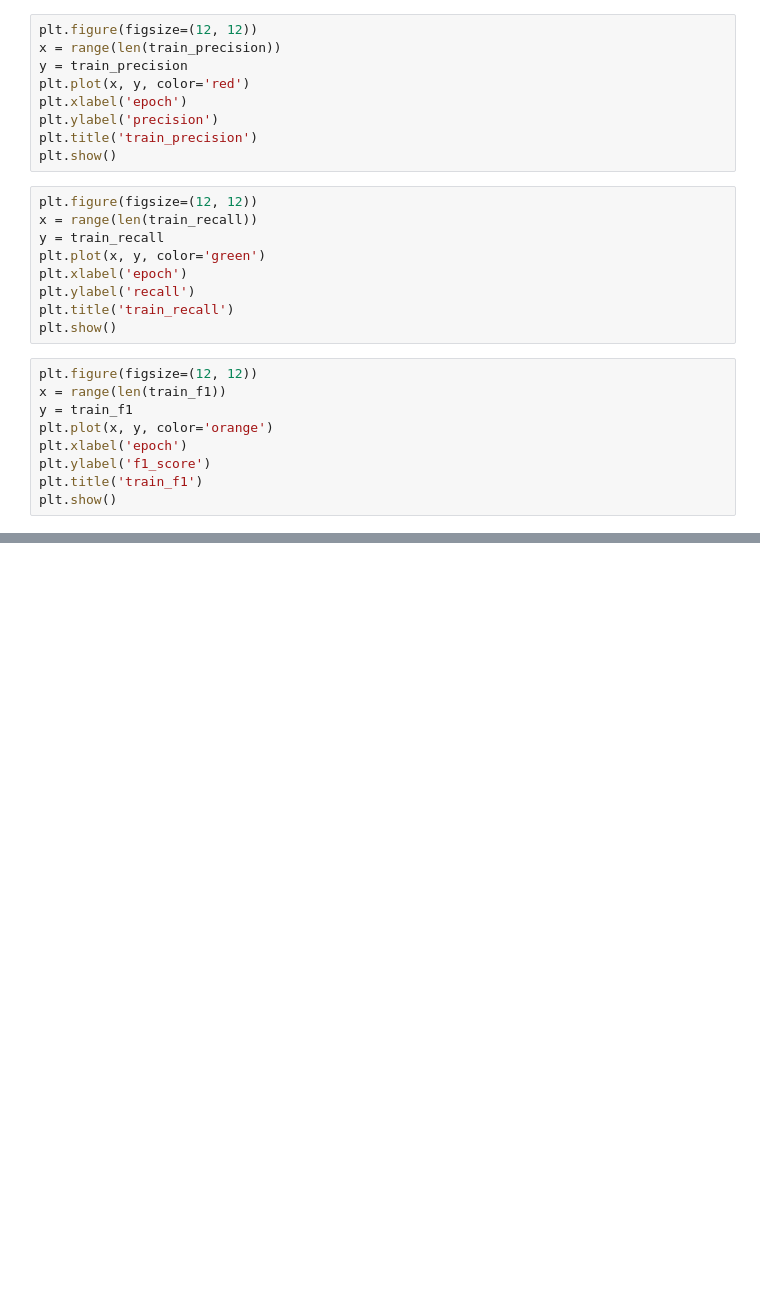
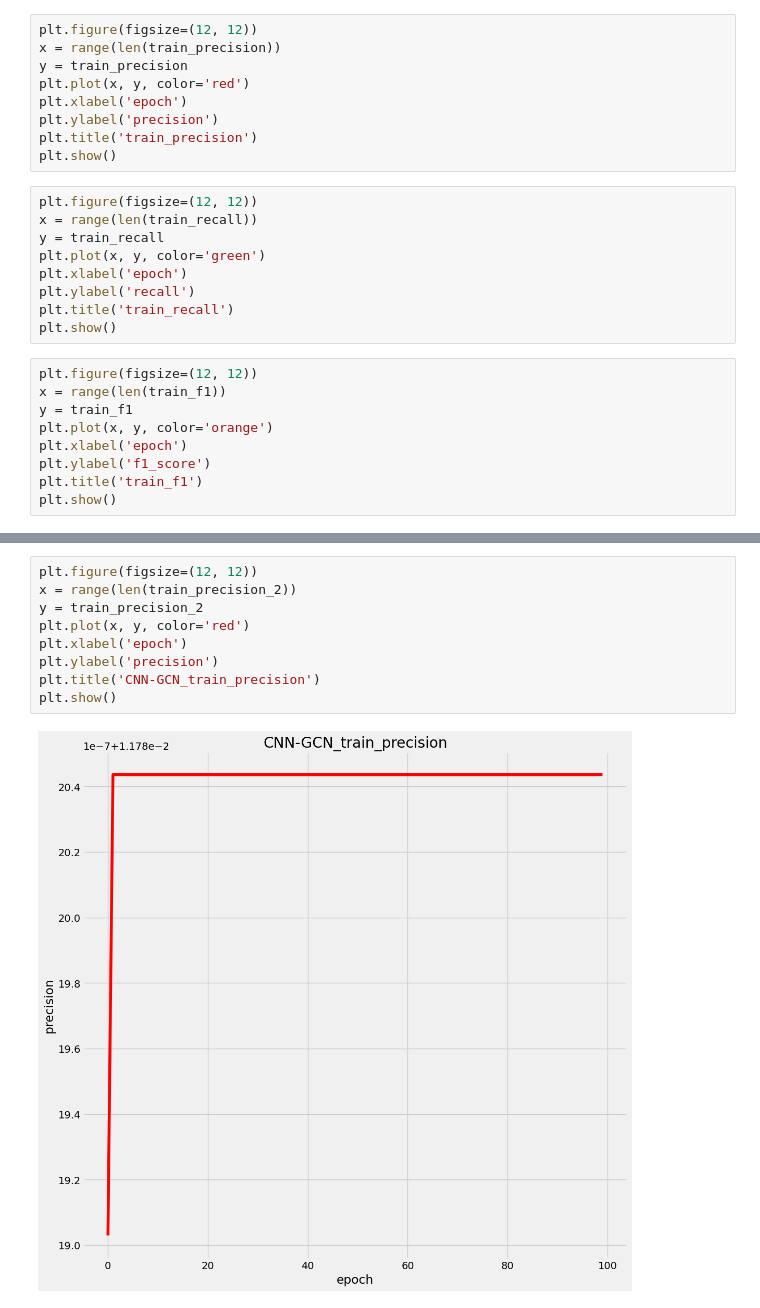
Before and after one commit to Nuetee/CNN-GCN-multi-label-classifier, a Jupyter notebook: CNN-GCN.ipynb, the cells around one changed output, grey strips where cells are left out. Saved outputs shown, nothing was run; the diff lists cells and outputs as text; blank space fills up the shorter version.

```diff
--- a/CNN-GCN.ipynb
+++ b/CNN-GCN.ipynb
@@ -630,0 +778,11 @@ plt.show()
+# %%
+plt.figure(figsize=(12, 12))
+x = range(len(train_precision_2))
+y = train_precision_2
+plt.plot(x, y, color='red')
+plt.xlabel('epoch')
+plt.ylabel('precision')
+plt.title('CNN-GCN_train_precision')
+plt.show()
+# %% [output]
+[figure, added]
```
Also changed, not shown: parts of 18 cells of this notebook, 1 other file.
